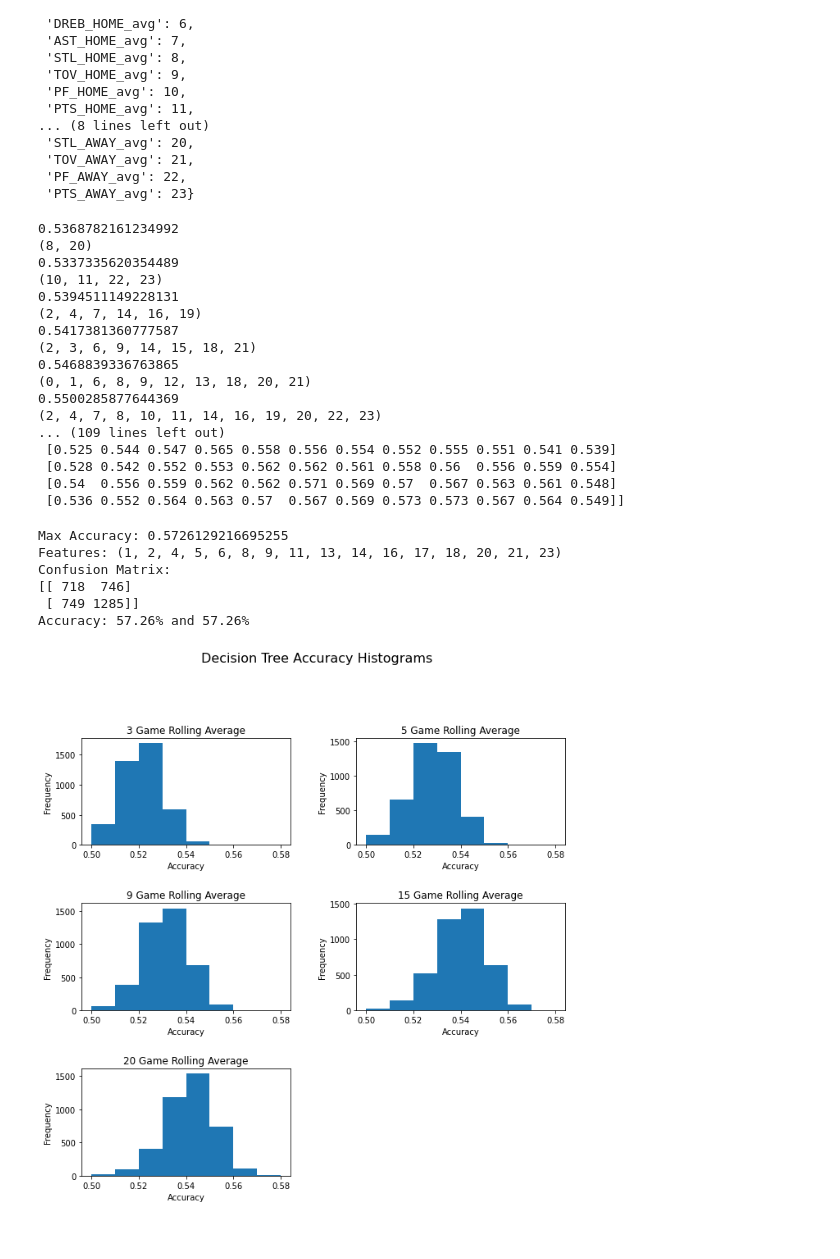
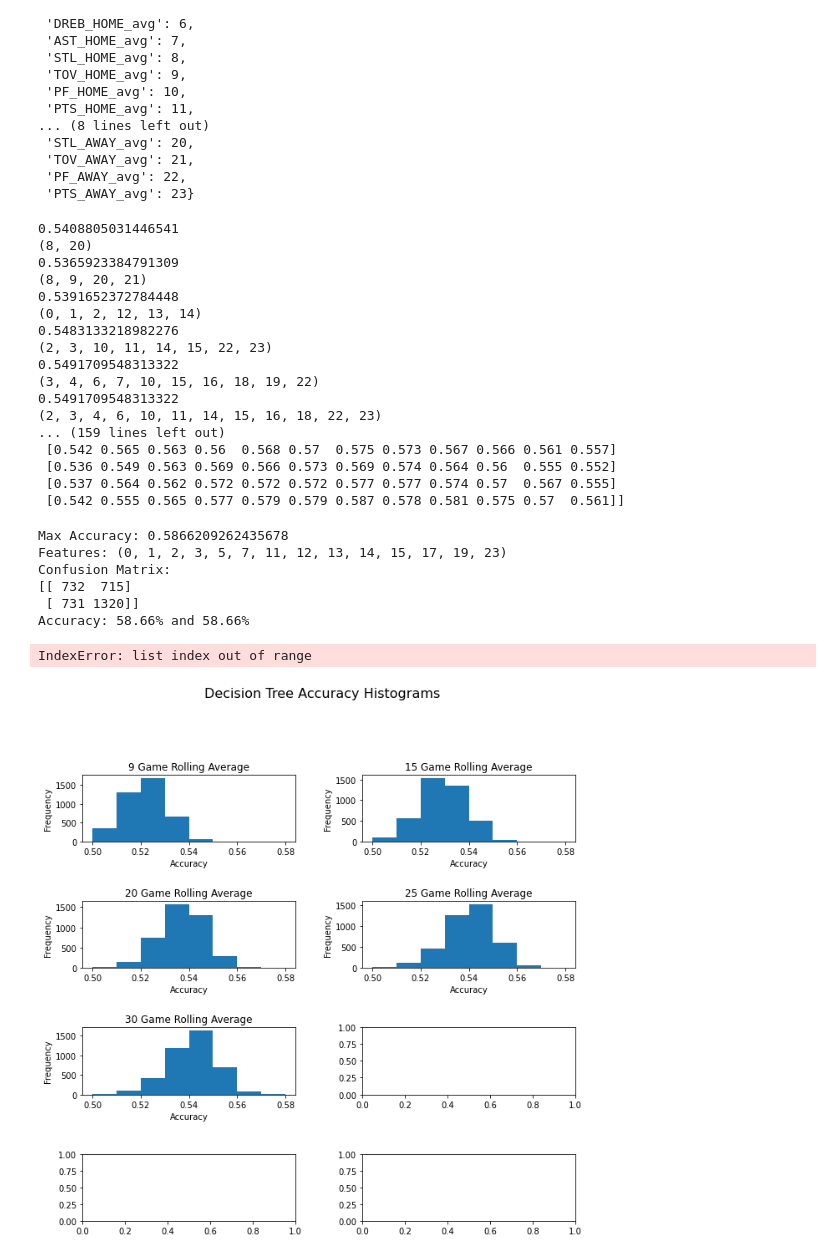
Before and after one commit to Tjrichards1300/NBAPredictions, a Jupyter notebook: code/Models/DecisionTreeModel.ipynb, the cells around one changed output. Saved outputs shown, nothing was run; the diff lists cells and outputs as text; code cells hidden in the pictures.

```diff
--- a/code/Models/DecisionTreeModel.ipynb
+++ b/code/Models/DecisionTreeModel.ipynb
@@ -1,5 +1,5 @@
 # %%
-file_names = ["Rolling3GamesStandardized.csv", "Rolling5GamesStandardized.csv", "Rolling9GamesStandardized.csv", "Rolling15GamesStandardized.csv", "Rolling20GamesStandardized.csv"]
+file_names = ["Rolling3Games.csv", "Rolling5Games.csv", "Rolling9Games.csv", "Rolling15Games.csv", "Rolling20Games.csv", "Rolling25Games.csv", "Rolling30Games.csv"]
 # %%
 import pandas as pd
 import numpy as np
@@ -122,23 +123,23 @@ for fname_ind in range(len(file_names)):
     max_acc_matrix[fname_ind] = max_acc_vec
 print(max_acc_matrix)
 # %% [output]
-0.5368782161234992
+0.5408805031446541
 (8, 20)
-0.5337335620354489
-(10, 11, 22, 23)
-0.5394511149228131
-(2, 4, 7, 14, 16, 19)
-0.5417381360777587
-(2, 3, 6, 9, 14, 15, 18, 21)
-0.5468839336763865
-(0, 1, 6, 8, 9, 12, 13, 18, 20, 21)
-0.5500285877644369
-(2, 4, 7, 8, 10, 11, 14, 16, 19, 20, 22, 23)
-... (109 lines left out)
- [0.525 0.544 0.547 0.565 0.558 0.556 0.554 0.552 0.555 0.551 0.541 0.539]
- [0.528 0.542 0.552 0.553 0.562 0.562 0.561 0.558 0.56  0.556 0.559 0.554]
- [0.54  0.556 0.559 0.562 0.562 0.571 0.569 0.57  0.567 0.563 0.561 0.548]
- [0.536 0.552 0.564 0.563 0.57  0.567 0.569 0.573 0.573 0.567 0.564 0.549]]
+0.5365923384791309
+(8, 9, 20, 21)
+0.5391652372784448
+(0, 1, 2, 12, 13, 14)
+0.5483133218982276
+(2, 3, 10, 11, 14, 15, 22, 23)
+0.5491709548313322
+(3, 4, 6, 7, 10, 15, 16, 18, 19, 22)
+0.5491709548313322
+(2, 3, 4, 6, 10, 11, 14, 15, 16, 18, 22, 23)
+... (159 lines left out)
+ [0.542 0.565 0.563 0.56  0.568 0.57  0.575 0.573 0.567 0.566 0.561 0.557]
+ [0.536 0.549 0.563 0.569 0.566 0.573 0.569 0.574 0.564 0.56  0.555 0.552]
+ [0.537 0.564 0.562 0.572 0.572 0.572 0.577 0.577 0.574 0.57  0.567 0.555]
+ [0.542 0.555 0.565 0.577 0.579 0.579 0.587 0.578 0.581 0.575 0.57  0.561]]
 # %%
 # find highest accuracy and its yhat
 print("Max Accuracy:", overall_max_acc)
@@ -160,27 +161,28 @@ print("Confusion Matrix: ")
 print(Cmat)
 print("Accuracy: " + str(format(acc*100,'.2f')) + '%' + ' and ' + str(format(overall_max_acc*100,'.2f')) + '%')
 # %% [output]
-Max Accuracy: 0.5726129216695255
-Features: (1, 2, 4, 5, 6, 8, 9, 11, 13, 14, 16, 17, 18, 20, 21, 23)
+Max Accuracy: 0.5866209262435678
+Features: (0, 1, 2, 3, 5, 7, 11, 12, 13, 14, 15, 17, 19, 23)
 Confusion Matrix:
-[[ 718  746]
- [ 749 1285]]
-Accuracy: 57.26% and 57.26%
+[[ 732  715]
+ [ 731 1320]]
+Accuracy: 58.66% and 58.66%
 # %%
 # Plot Histograms of accuracies
-rolling_avg_games = ["3", "5", "9", "15", "20"]
-fig, axes = plt.subplots(nrows=3, ncols=2, figsize=(10, 10), sharex=False)
+rolling_avg_games = [ "9", "15", "20", "25", "30"]
+fig, axes = plt.subplots(nrows=4, ncols=2, figsize=(10, 10), sharex=False)
 fig.suptitle('Decision Tree Accuracy Histograms', fontsize=16)
 fig.tight_layout(pad=5.0)
 # Set the ticks and ticklabels for all axes
 for r in range(len(max_acc_matrix)):
     axes[r//2, r%2].set_title(str(rolling_avg_games[r]) + " Game Rolling Average")
     axes[r//2, r%2].set_xlabel("Accuracy")
     axes[r//2, r%2].set_ylabel("Frequency")
     axes[r//2, r%2].hist(acc_matrix[r], bins=[0.50, 0.51, 0.52, 0.53, 0.54, 0.55, 0.56, 0.57, 0.58])
-fig.delaxes(axes[2][1])
+fig.delaxes(axes[3][1])
 # %% [output]
+IndexError: list index out of range
-[figure, old version]
+[figure, new version]
 # %%
 # Set accuracy matrix to 2 decimal points
 max_acc_matrix = np.around(max_acc_matrix, decimals=3)
```
Also changed, not shown: parts of 3 cells of this notebook, 8 other files.
